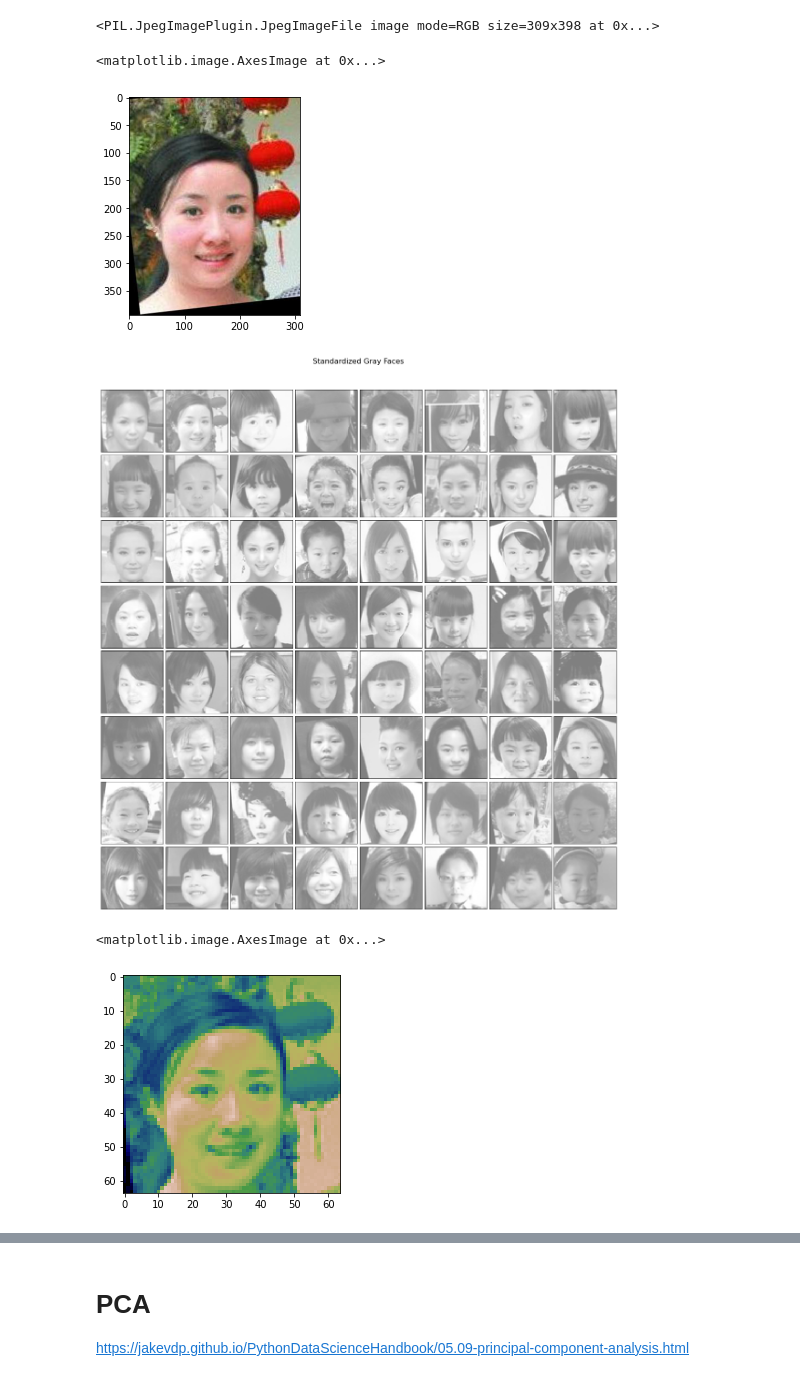
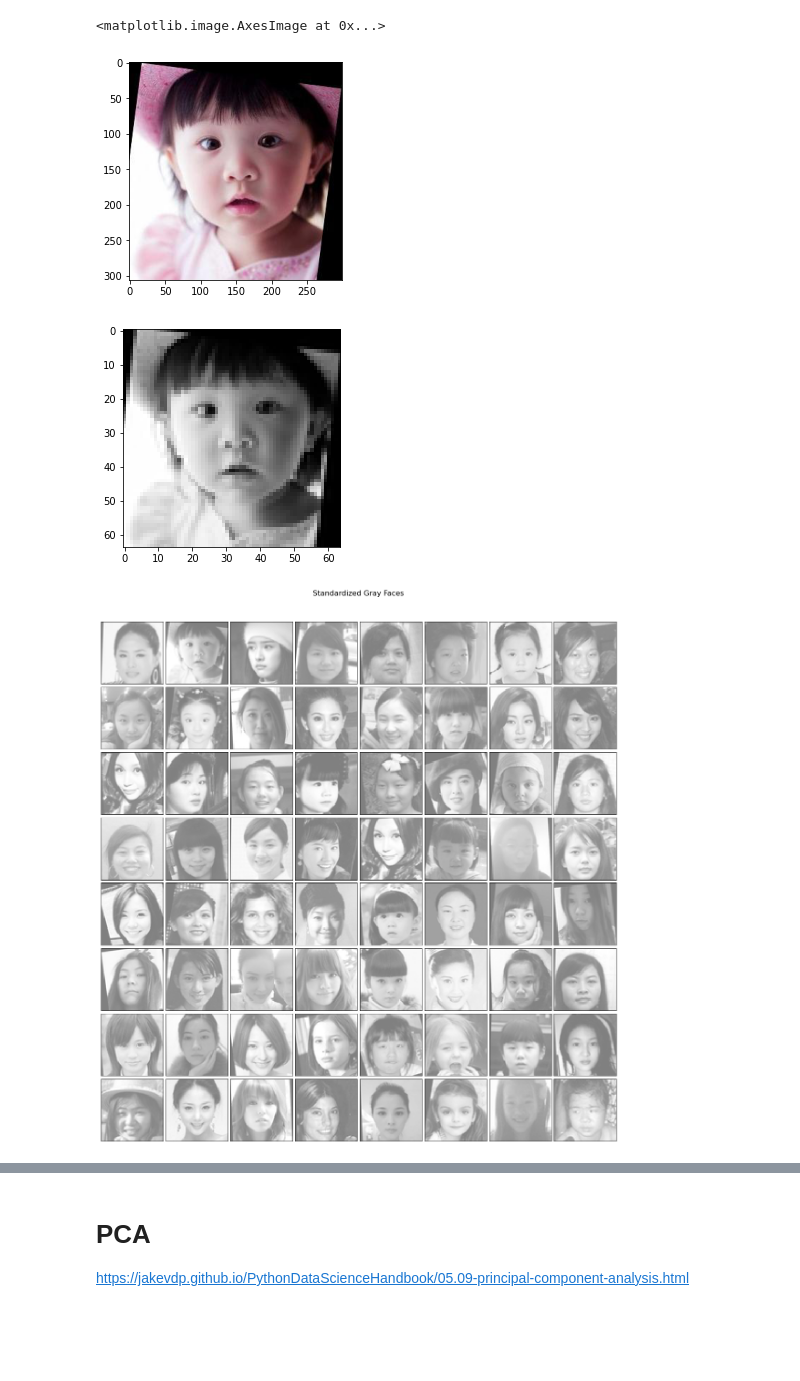
Before and after one commit to 104corp/Face-Recognition, a Jupyter notebook: Colab_NoteBooks/SVM.ipynb, the cells around one changed output, grey strips where cells are left out. Cells and saved outputs as stored; diff of their text form; code cells hidden in the pictures; blank space fills up the shorter version.

```diff
--- a/Colab_NoteBooks/SVM.ipynb
+++ b/Colab_NoteBooks/SVM.ipynb
@@ -31,14 +27,13 @@ filePath = cwd + "//0001-3000//*.jpg"
 
 origin_img_data = imgPilList(filePath)
 # %%
-print(origin_img_data[0])
 plt.imshow(origin_img_data[2])
 # %% [output]
-<PIL.JpegImagePlugin.JpegImageFile image mode=RGB size=309x398 at 0x...>
+<matplotlib.image.AxesImage at 0x...>
-<matplotlib.image.AxesImage at 0x...>
-[figure, old version]
+[figure, new version]
 # %%
 standardize_image_shape = (64, 64)
+
 def resizeImg(image, ideal_width, ideal_height):
     width  = image.size[0]
     height = image.size[1]
@@ -61,7 +56,7 @@ def resizeImg(image, ideal_width, ideal_height):
 def rgb2gray(rgb):
     return np.dot(rgb[...,:3], [0.299, 0.587, 0.114])
 
-def plot_gallery(title, images, n_col, n_row, cmap=plt.cm.gray, image_shape=image_shape):
+def plot_gallery(title, images, n_col, n_row, cmap=plt.cm.gray, image_shape=standardize_image_shape):
     plt.figure(figsize=(2. * n_row, 2.26 * n_col))
     plt.suptitle(title, size=16)
     for i, comp in enumerate(images):
@@ -90,20 +85,20 @@ def plotImgFromVector(vec, imgShape):
   shape_with = imgShape[0]
   shape_heigth = imgShape[1]
   resizeImg = np.reshape(vec, (shape_with, shape_heigth))
-  outputModel = Image.fromarray(np.uint8(cm.gist_earth(resizeImg)* 255))
+  outputModel = Image.fromarray(np.uint8(cm.gray(resizeImg)* 255))
   return outputModel
+def extendComponent(vec):
+  a = np.reshape(vec, (1, 4096))
+  return np.dot(a.T, a)
 # %%
 standardized_img_data = standardized_img_list(origin_img_data, standardize_image_shape)
 # %%
 plotIndex = 1
 n_col, n_row = 8, 8
+im = plotImgFromVector(standardized_img_data[2], standardize_image_shape)
+plt.imshow(im)
 plot_gallery("Standardized Gray Faces", standardized_img_data[plotIndex:plotIndex + n_col * n_row], n_col = n_col, n_row = n_row)
 # %% [output]
-[figure, old version]
+[figure, new version]
+[figure, added]
-# %%
-im = plotImgFromVector(standardized_img_data[2], 64, 64)
-plt.imshow(im)
-# %% [output]
-<matplotlib.image.AxesImage at 0x...>
-[figure, removed]
 # %%
```
Also changed, not shown: parts of 13 cells of this notebook.
